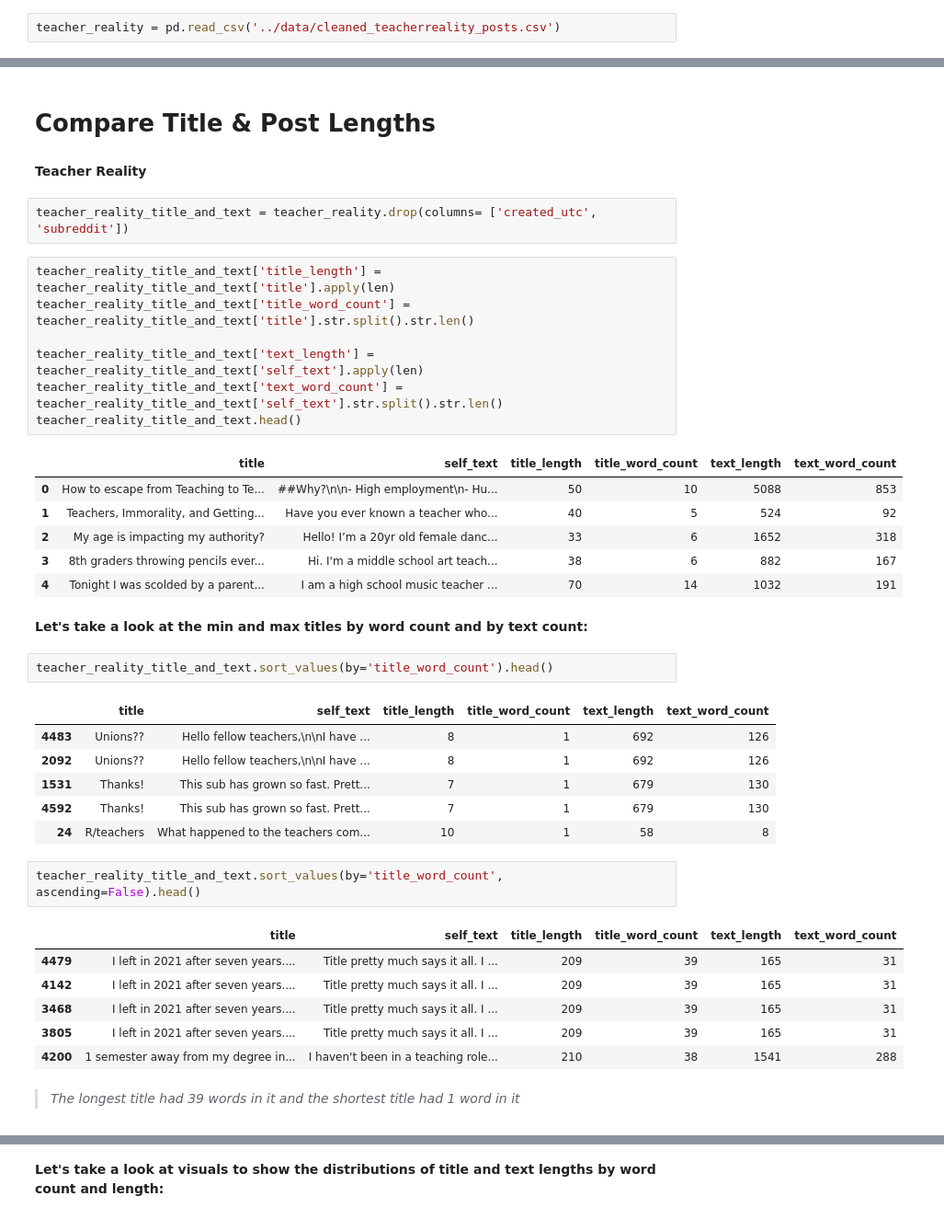
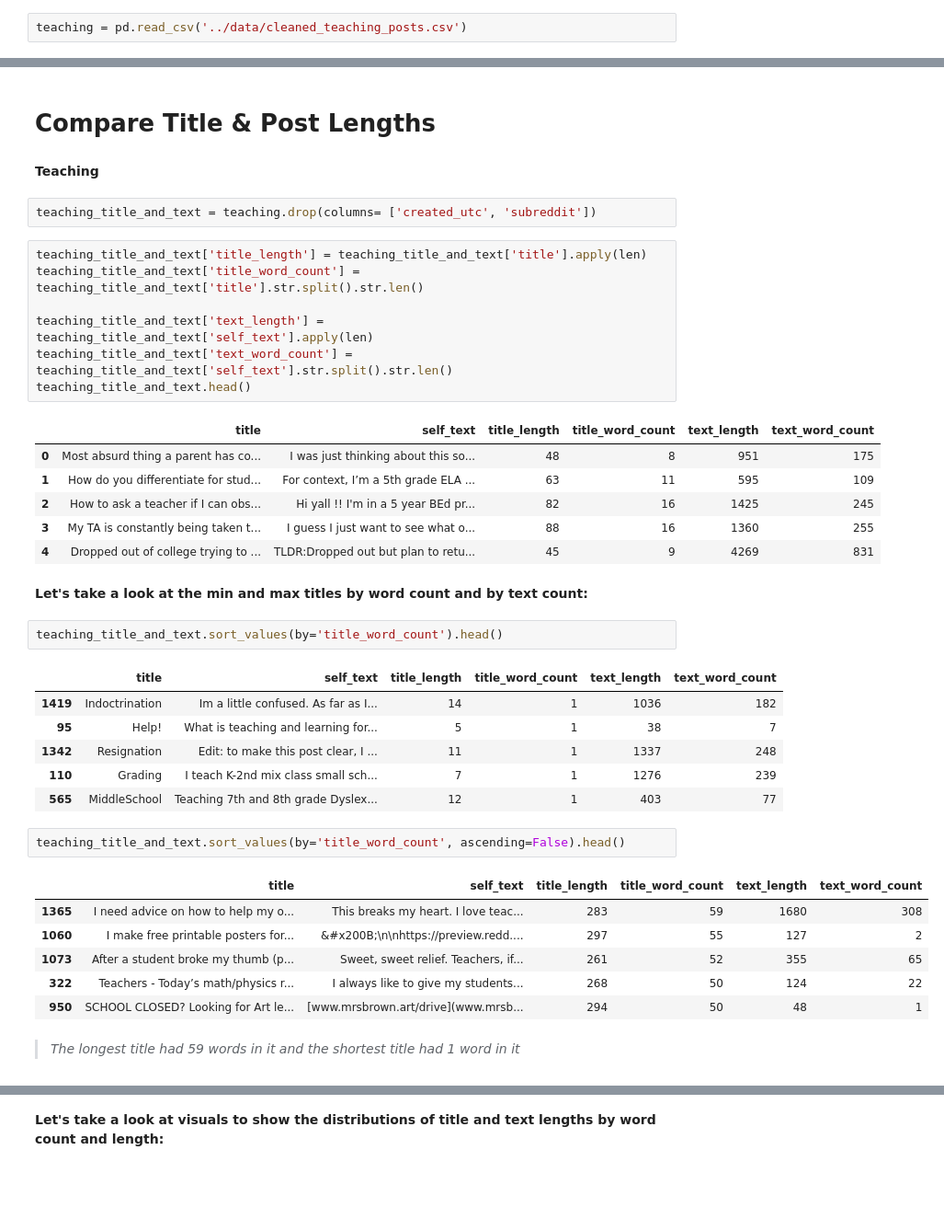
Before and after one commit to kier-johns/project-3, a Jupyter notebook: code/03 - EDA.ipynb, the cells around one changed output, grey strips where cells are left out. Shown at 92% size. Saved outputs shown, nothing was run; the diff lists cells and outputs as text; blank space fills up the shorter version.

```diff
--- a/code/03 - EDA.ipynb
+++ b/code/03 - EDA.ipynb
@@ -8,5 +11,5 @@ import seaborn as sns
 # %% [markdown]
 **Read in the data**
 # %%
-teacher_reality = pd.read_csv('../data/cleaned_teacherreality_posts.csv')
+teaching = pd.read_csv('../data/cleaned_teaching_posts.csv')
 # %%
@@ -40,43 +43,43 @@ mental_health.shape
 # %% [markdown]
 # Compare Title & Post Lengths
 # %% [markdown]
-**Teacher Reality**
+**Teaching**
 # %%
-teacher_reality_title_and_text = teacher_reality.drop(columns= ['created_utc', 'subreddit'])
+teaching_title_and_text = teaching.drop(columns= ['created_utc', 'subreddit'])
 # %%
-teacher_reality_title_and_text['title_length'] = teacher_reality_title_and_text['title'].apply(len)
-teacher_reality_title_and_text['title_word_count'] = teacher_reality_title_and_text['title'].str.split().str.len()
+teaching_title_and_text['title_length'] = teaching_title_and_text['title'].apply(len)
+teaching_title_and_text['title_word_count'] = teaching_title_and_text['title'].str.split().str.len()
 
-teacher_reality_title_and_text['text_length'] = teacher_reality_title_and_text['self_text'].apply(len)
-teacher_reality_title_and_text['text_word_count'] = teacher_reality_title_and_text['self_text'].str.split().str.len()
-teacher_reality_title_and_text.head()
+teaching_title_and_text['text_length'] = teaching_title_and_text['self_text'].apply(len)
+teaching_title_and_text['text_word_count'] = teaching_title_and_text['self_text'].str.split().str.len()
+teaching_title_and_text.head()
 # %% [output]
 |  | title | self_text | title_length | title_word_count | text_length | text_word_count |
-| 0 | How to escape from Teaching to Te... | ##Why?\n\n- High employment\n- Hu... | 50 | 10 | 5088 | 853 |
-| 1 | Teachers, Immorality, and Getting... | Have you ever known a teacher who... | 40 | 5 | 524 | 92 |
-| 2 | My age is impacting my authority? | Hello! I’m a 20yr old female danc... | 33 | 6 | 1652 | 318 |
-| 3 | 8th graders throwing pencils ever... | Hi. I'm a middle school art teach... | 38 | 6 | 882 | 167 |
-| 4 | Tonight I was scolded by a parent... | I am a high school music teacher ... | 70 | 14 | 1032 | 191 |
+| 0 | Most absurd thing a parent has co... | I was just thinking about this so... | 48 | 8 | 951 | 175 |
+| 1 | How do you differentiate for stud... | For context, I’m a 5th grade ELA ... | 63 | 11 | 595 | 109 |
+| 2 | How to ask a teacher if I can obs... | Hi yall !! I'm in a 5 year BEd pr... | 82 | 16 | 1425 | 245 |
+| 3 | My TA is constantly being taken t... | I guess I just want to see what o... | 88 | 16 | 1360 | 255 |
+| 4 | Dropped out of college trying to ... | TLDR:Dropped out but plan to retu... | 45 | 9 | 4269 | 831 |
 # %% [markdown]
 **Let's take a look at the min and max titles by word count and by text count:**
 # %%
-teacher_reality_title_and_text.sort_values(by='title_word_count').head()
+teaching_title_and_text.sort_values(by='title_word_count').head()
 # %% [output]
 |  | title | self_text | title_length | title_word_count | text_length | text_word_count |
-| 4483 | Unions?? | Hello fellow teachers,\n\nI have ... | 8 | 1 | 692 | 126 |
-| 2092 | Unions?? | Hello fellow teachers,\n\nI have ... | 8 | 1 | 692 | 126 |
-| 1531 | Thanks! | This sub has grown so fast. Prett... | 7 | 1 | 679 | 130 |
-| 4592 | Thanks! | This sub has grown so fast. Prett... | 7 | 1 | 679 | 130 |
-| 24 | R/teachers | What happened to the teachers com... | 10 | 1 | 58 | 8 |
+| 1419 | Indoctrination | Im a little confused. As far as I... | 14 | 1 | 1036 | 182 |
+| 95 | Help! | What is teaching and learning for... | 5 | 1 | 38 | 7 |
+| 1342 | Resignation | Edit: to make this post clear, I ... | 11 | 1 | 1337 | 248 |
+| 110 | Grading | I teach K-2nd mix class small sch... | 7 | 1 | 1276 | 239 |
+| 565 | MiddleSchool | Teaching 7th and 8th grade Dyslex... | 12 | 1 | 403 | 77 |
 # %%
-teacher_reality_title_and_text.sort_values(by='title_word_count', ascending=False).head()
+teaching_title_and_text.sort_values(by='title_word_count', ascending=False).head()
 # %% [output]
 |  | title | self_text | title_length | title_word_count | text_length | text_word_count |
-| 4479 | I left in 2021 after seven years.... | Title pretty much says it all. I ... | 209 | 39 | 165 | 31 |
-| 4142 | I left in 2021 after seven years.... | Title pretty much says it all. I ... | 209 | 39 | 165 | 31 |
-| 3468 | I left in 2021 after seven years.... | Title pretty much says it all. I ... | 209 | 39 | 165 | 31 |
-| 3805 | I left in 2021 after seven years.... | Title pretty much says it all. I ... | 209 | 39 | 165 | 31 |
-| 4200 | 1 semester away from my degree in... | I haven't been in a teaching role... | 210 | 38 | 1541 | 288 |
+| 1365 | I need advice on how to help my o... | This breaks my heart. I love teac... | 283 | 59 | 1680 | 308 |
+| 1060 | I make free printable posters for... | &#x200B;\n\nhttps://preview.redd.... | 297 | 55 | 127 | 2 |
+| 1073 | After a student broke my thumb (p... | Sweet, sweet relief. Teachers, if... | 261 | 52 | 355 | 65 |
+| 322 | Teachers - Today’s math/physics r... | I always like to give my students... | 268 | 50 | 124 | 22 |
+| 950 | SCHOOL CLOSED? Looking for Art le... | [www.mrsbrown.art/drive](www.mrsb... | 294 | 50 | 48 | 1 |
 # %% [markdown]
-> _The longest title had 39 words in it and the shortest title had 1 word in it_
+> _The longest title had 59 words in it and the shortest title had 1 word in it_
 # %%
```
Also changed, not shown: parts of 90 cells of this notebook, 15 other files.
